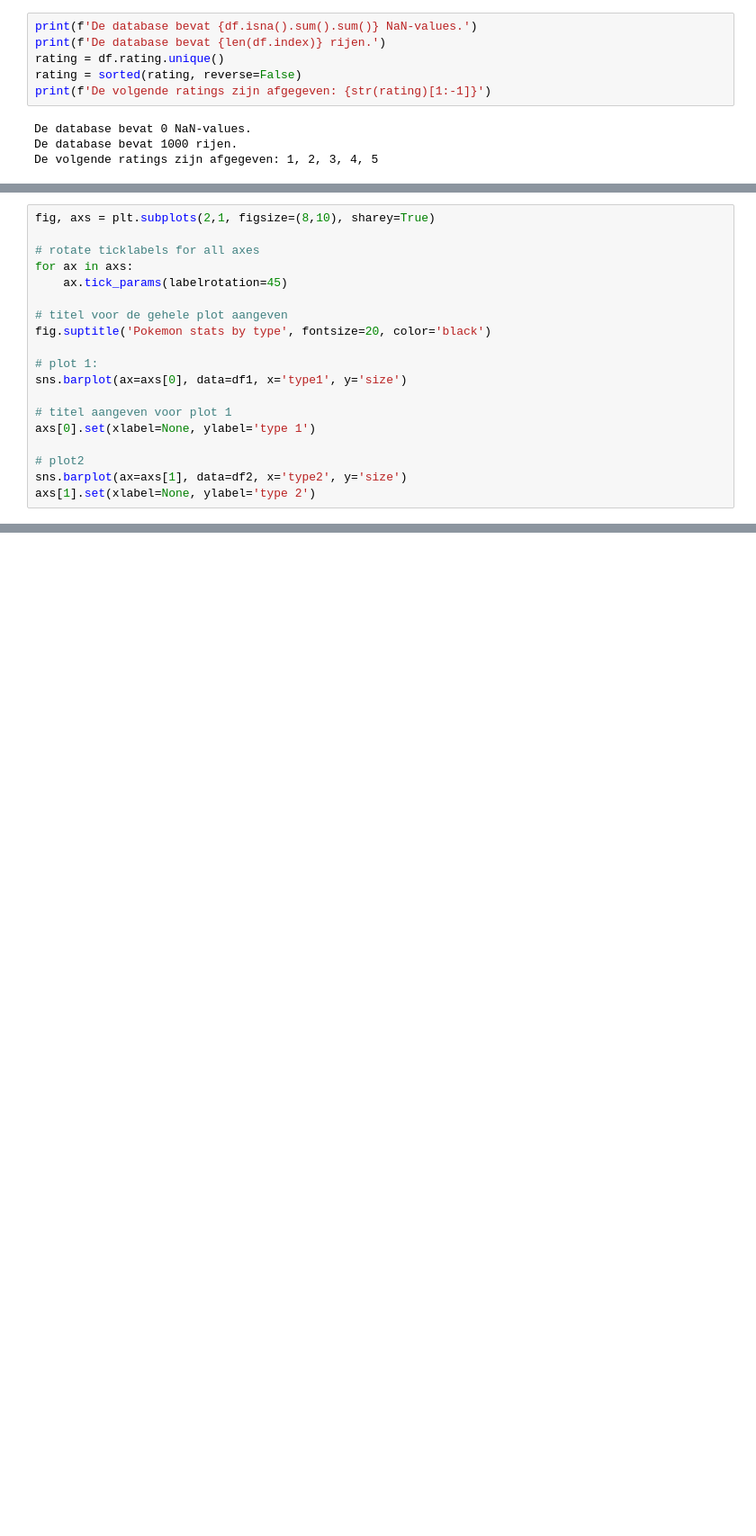
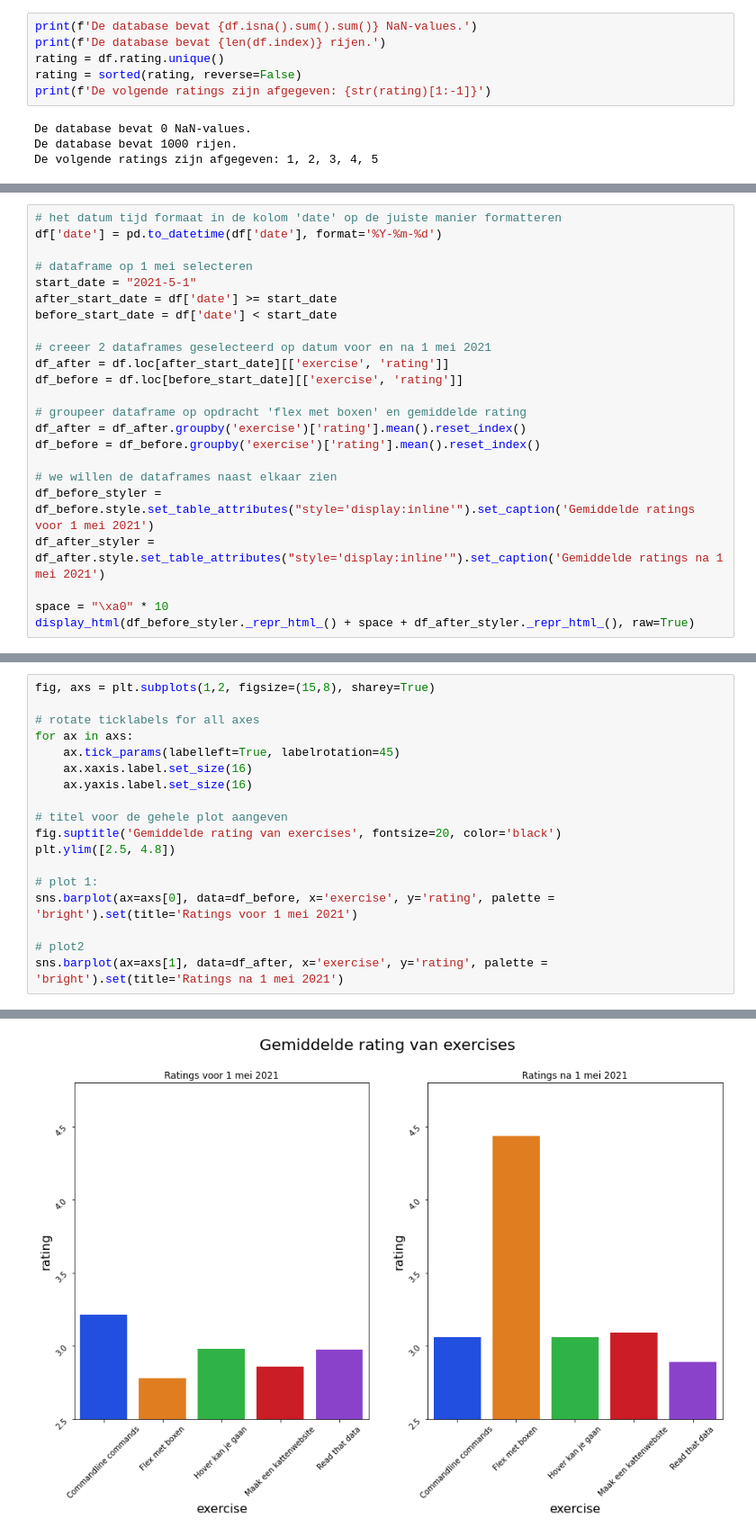
Before and after one commit to Boinkie/-Users-Anja_Macbook-Desktop-bit-academy-Community-opdracht-.git-, a Jupyter notebook: ratings.ipynb, the cells around one changed output, grey strips where cells are left out. Shown at 90% size. Drawn from its saved outputs; the diff is of its cells as text; blank space fills up the shorter version.

```diff
--- a/ratings.ipynb
+++ b/ratings.ipynb
@@ -122,0 +112,23 @@ Voor de laatste opdracht willen we onderzoeken of er betere ratings zijn nadat d
+# %%
+# het datum tijd formaat in de kolom 'date' op de juiste manier formatteren
+df['date'] = pd.to_datetime(df['date'], format='%Y-%m-%d')
+
+# dataframe op 1 mei selecteren
+start_date = "2021-5-1"
+after_start_date = df['date'] >= start_date
+before_start_date = df['date'] < start_date
+
+# creeer 2 dataframes geselecteerd op datum voor en na 1 mei 2021
+df_after = df.loc[after_start_date][['exercise', 'rating']]
+df_before = df.loc[before_start_date][['exercise', 'rating']]
+
+# groupeer dataframe op opdracht 'flex met boxen' en gemiddelde rating
+df_after = df_after.groupby('exercise')['rating'].mean().reset_index()
+df_before = df_before.groupby('exercise')['rating'].mean().reset_index()
+
+# we willen de dataframes naast elkaar zien
+df_before_styler = df_before.style.set_table_attributes("style='display:inline'").set_caption('Gemiddelde ratings voor 1 mei 2021')
+df_after_styler = df_after.style.set_table_attributes("style='display:inline'").set_caption('Gemiddelde ratings na 1 mei 2021')
+
+space = "\xa0" * 10
+display_html(df_before_styler._repr_html_() + space + df_after_styler._repr_html_(), raw=True)
@@ -123,19 +152,19 @@ Voor de laatste opdracht willen we onderzoeken of er betere ratings zijn nadat d
 # %%
-fig, axs = plt.subplots(2,1, figsize=(8,10), sharey=True)
+fig, axs = plt.subplots(1,2, figsize=(15,8), sharey=True)
 
 # rotate ticklabels for all axes
 for ax in axs:
-    ax.tick_params(labelrotation=45)
+    ax.tick_params(labelleft=True, labelrotation=45)
+    ax.xaxis.label.set_size(16)
+    ax.yaxis.label.set_size(16)
 
 # titel voor de gehele plot aangeven
-fig.suptitle('Pokemon stats by type', fontsize=20, color='black')
+fig.suptitle('Gemiddelde rating van exercises', fontsize=20, color='black')
+plt.ylim([2.5, 4.8])
 
 # plot 1:
-sns.barplot(ax=axs[0], data=df1, x='type1', y='size')
-
-# titel aangeven voor plot 1
-axs[0].set(xlabel=None, ylabel='type 1')
+sns.barplot(ax=axs[0], data=df_before, x='exercise', y='rating', palette = 'bright').set(title='Ratings voor 1 mei 2021')
 
 # plot2
-sns.barplot(ax=axs[1], data=df2, x='type2', y='size')
-axs[1].set(xlabel=None, ylabel='type 2')
+sns.barplot(ax=axs[1], data=df_after, x='exercise', y='rating', palette = 'bright').set(title='Ratings na 1 mei 2021')
+# %% [output]
@@ -141,0 +172 @@ axs[1].set(xlabel=None, ylabel='type 2')
+[figure, added]
```
Also changed, not shown: parts of 13 cells of this notebook, 1 other file.
